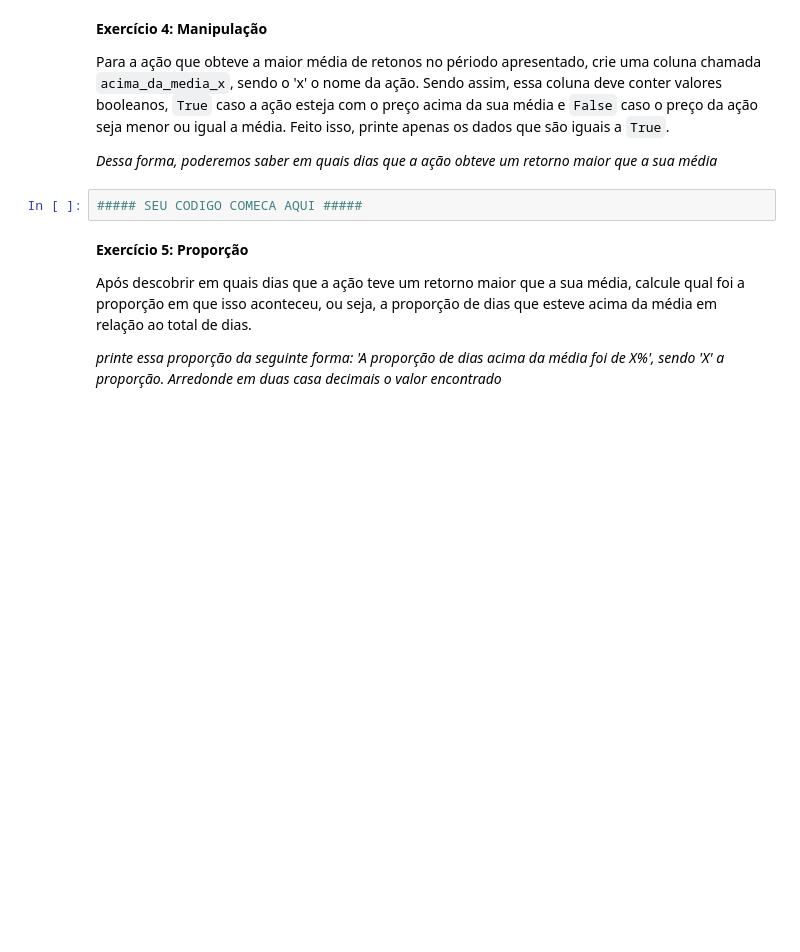
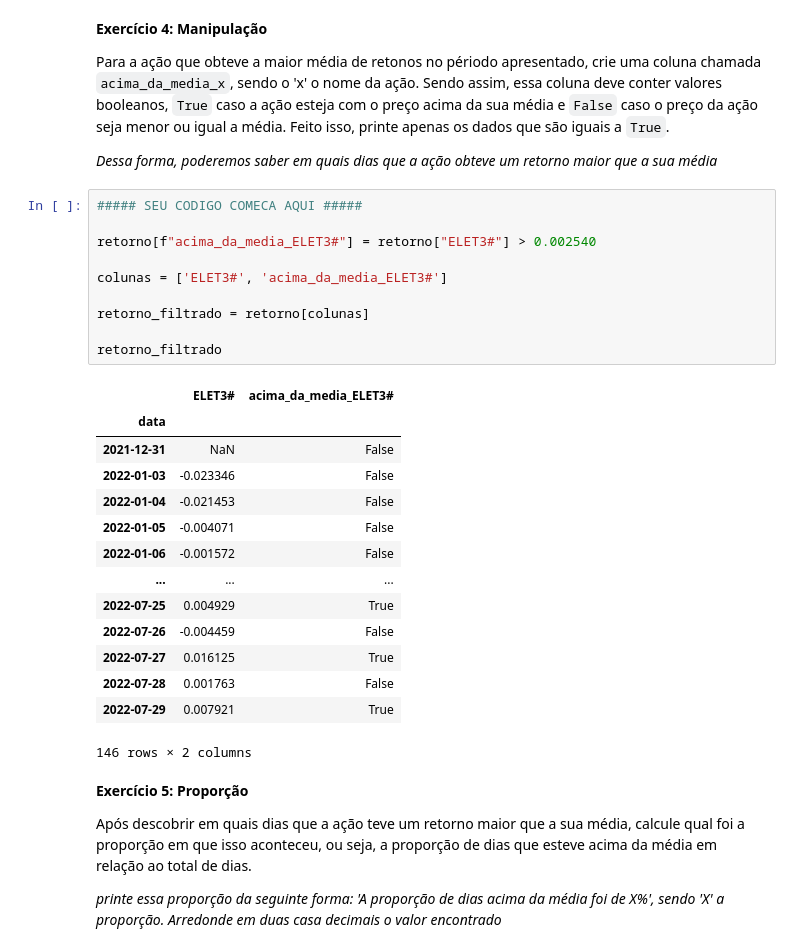
Before and after one commit to GabrielGrub/Trainee_FEA.dev, a Jupyter notebook: Curso de Python - 2022/Lista7_Pandas_2.ipynb, the cells around one changed output. Drawn from its saved outputs; the diff is of its cells as text; blank space fills up the shorter version.

```diff
--- a/Curso de Python - 2022/Lista7_Pandas_2.ipynb
+++ b/Curso de Python - 2022/Lista7_Pandas_2.ipynb
@@ -110,8 +97,31 @@ dtype: float64
 Para a ação que obteve a maior média de retonos no périodo apresentado, crie uma coluna chamada `acima_da_media_x`, sendo o 'x' o nome da ação. Sendo assim, essa coluna deve conter valores booleanos, `True` caso a ação esteja com o preço acima da sua média e `False` caso o preço da ação seja menor ou igual a média. Feito isso, printe apenas os dados que são iguais a `True`.
 
 *Dessa forma, poderemos saber em quais dias que a ação obteve um retorno maior que a sua média*
-# %%
-##### SEU CODIGO COMECA AQUI #####
+# %%
+##### SEU CODIGO COMECA AQUI #####
+
+retorno[f"acima_da_media_ELET3#"] = retorno["ELET3#"] > 0.002540
+
+colunas = ['ELET3#', 'acima_da_media_ELET3#']
+
+retorno_filtrado = retorno[colunas]
+
+retorno_filtrado
+# %% [output]
+|  | ELET3# | acima_da_media_ELET3# |
+| data |  |  |
+| 2021-12-31 | NaN | False |
+| 2022-01-03 | -0.023346 | False |
+| 2022-01-04 | -0.021453 | False |
+| 2022-01-05 | -0.004071 | False |
+| 2022-01-06 | -0.001572 | False |
+| ... | ... | ... |
+| 2022-07-25 | 0.004929 | True |
+| 2022-07-26 | -0.004459 | False |
+| 2022-07-27 | 0.016125 | True |
+| 2022-07-28 | 0.001763 | False |
+| 2022-07-29 | 0.007921 | True |
+146 rows × 2 columns
 # %% [markdown]
 **Exercício 5: Proporção**
 
```
Also changed, not shown: parts of 4 cells of this notebook, 3 other files.
